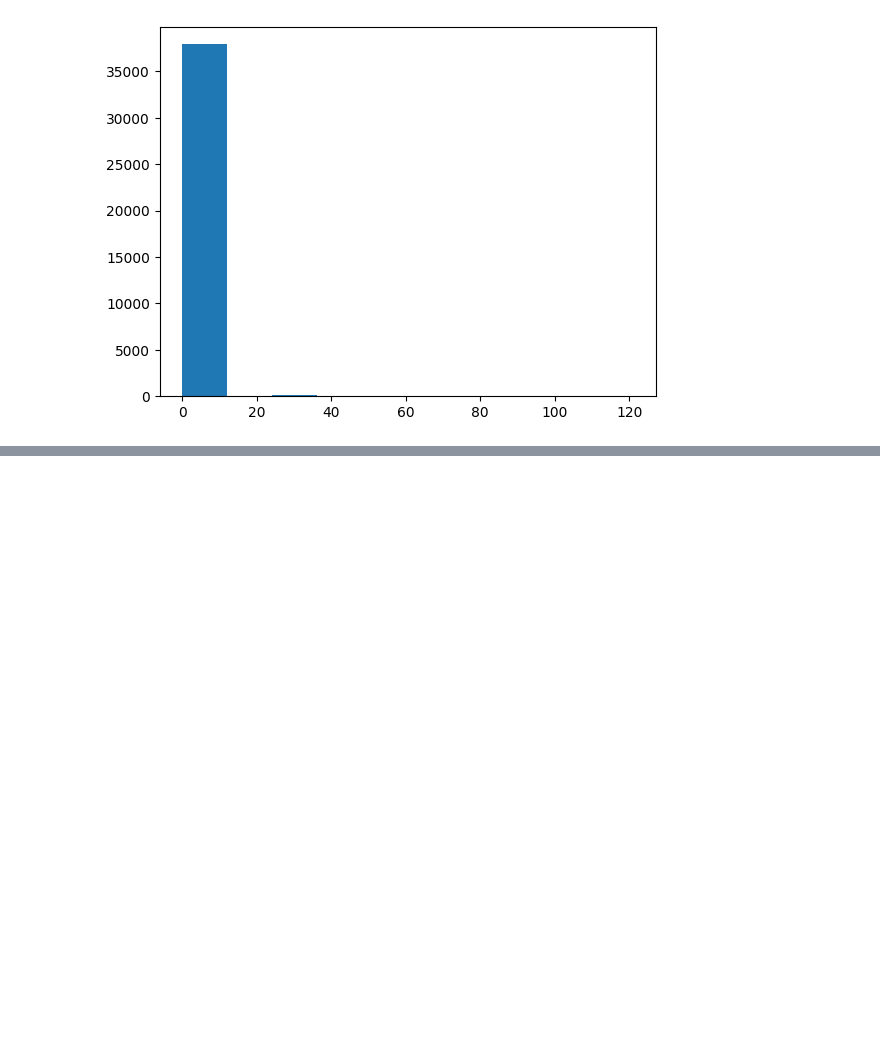
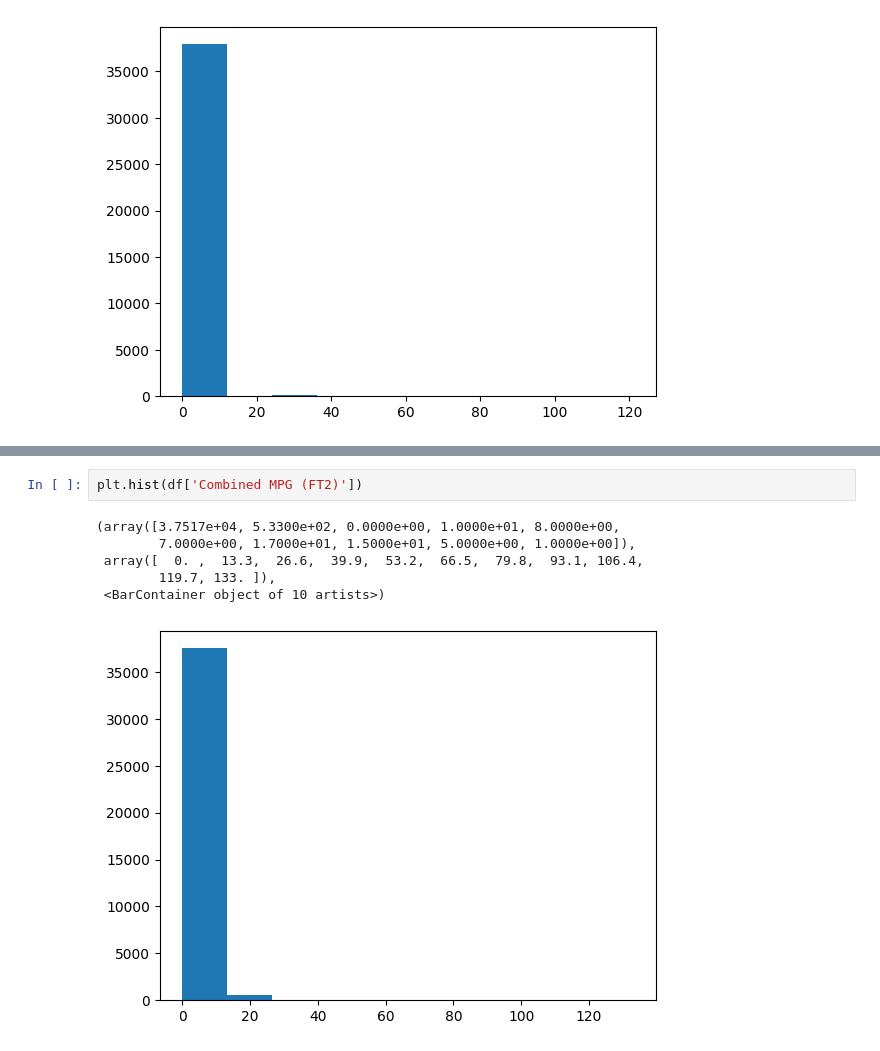
Before and after one commit to najibifar/Data_Analysis, a Jupyter notebook: Visualization/MatplotPandasSeaborn.ipynb, the cells around one changed output, grey strips where cells are left out. Saved outputs shown, nothing was run; the diff lists cells and outputs as text; blank space fills up the shorter version.

```diff
--- a/Visualization/MatplotPandasSeaborn.ipynb
+++ b/Visualization/MatplotPandasSeaborn.ipynb
@@ -49,0 +67,9 @@ plt.hist(df['Combined Electricity Consumption'])
+# %%
+plt.hist(df['Combined MPG (FT2)'])
+# %% [output]
+(array([3.7517e+04, 5.3300e+02, 0.0000e+00, 1.0000e+01, 8.0000e+00,
+        7.0000e+00, 1.7000e+01, 1.5000e+01, 5.0000e+00, 1.0000e+00]),
+ array([  0. ,  13.3,  26.6,  39.9,  53.2,  66.5,  79.8,  93.1, 106.4,
+        119.7, 133. ]),
+ <BarContainer object of 10 artists>)
+[figure, added]
```
Also changed, not shown: parts of 4 cells of this notebook.
